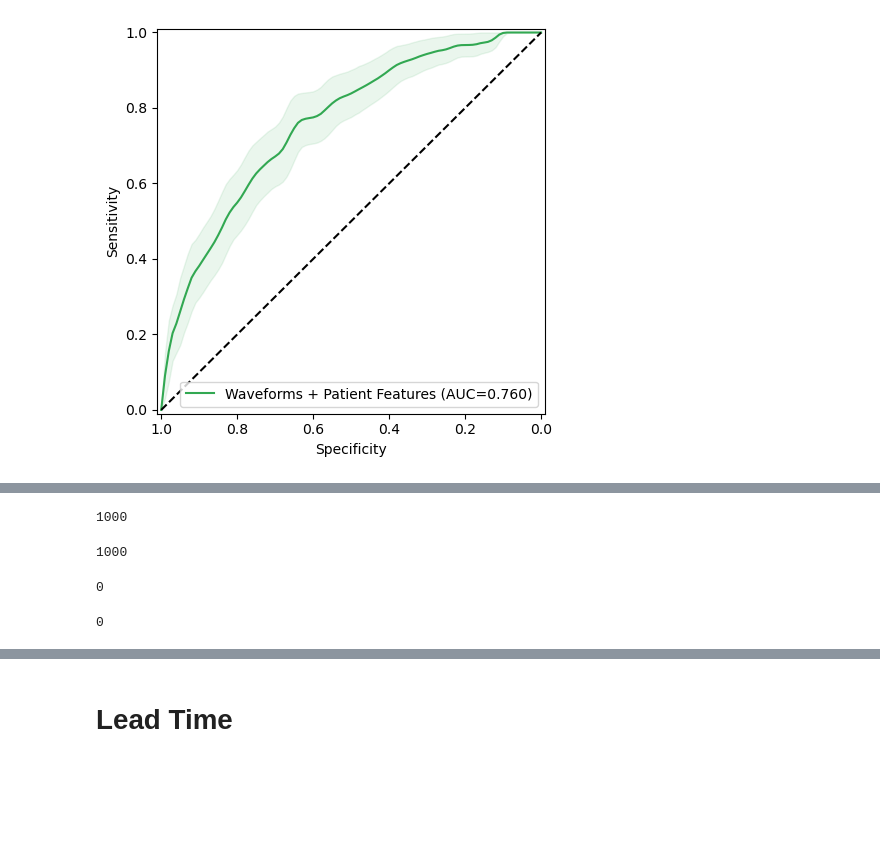
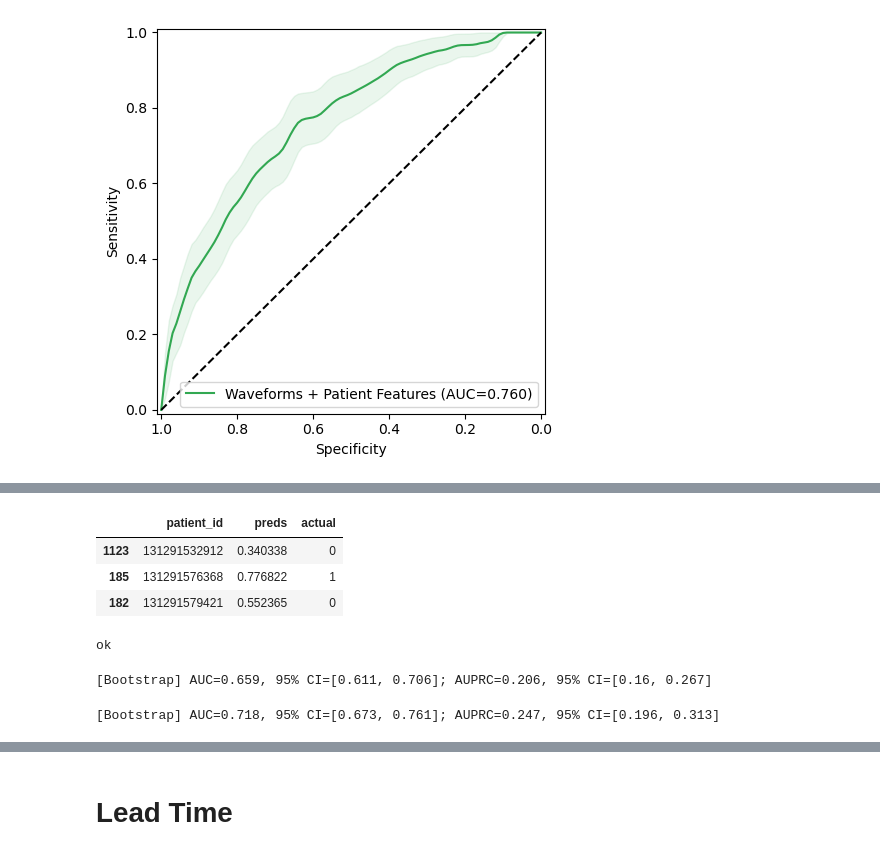
Before and after one commit to stanfordmlgroup/ed-monitor-myocardial-injury, a Jupyter notebook: notebooks/Paper Figures.ipynb, the cells around one changed output, grey strips where cells are left out. Cells and saved outputs as stored; diff of their text form; code cells hidden in the pictures; blank space fills up the shorter version.

Commit message:
Notebooks updated with fixed seed bootstrap

```diff
--- a/notebooks/Paper Figures.ipynb
+++ b/notebooks/Paper Figures.ipynb
@@ -802,20 +790,24 @@ len(sorted_scores_baseline)
-# %%
-len(sorted_scores_waveforms)
-# %% [output]
-1000
-# %%
-len(sorted_scores_best)
-# %% [output]
-1000
-# %%
-# https://stats.stackexchange.com/questions/286425/overlapping-confidence-intervals-and-statistical-significance-using-bootstrapp
-# Bootstrap difference in confidence intervals does not contain zero so statistically significant
-sum((sorted_scores_waveforms - sorted_scores_baseline) < 0)
-# %% [output]
-0
-# %%
-# https://stats.stackexchange.com/questions/286425/overlapping-confidence-intervals-and-statistical-significance-using-bootstrapp
-# Bootstrap difference in confidence intervals does not contain zero so statistically significant
-sum((sorted_scores_best - sorted_scores_baseline) < 0)
-# %% [output]
-0
+# %%
+df_nonpretrained = pd.read_csv(f"/deep/group/ed-monitor/patient_data_v9/waveforms/15sec-500hz-1norm-1wpp/II/transformer-64-scratch/test.csv")
+df_baseline = pd.read_csv(f"/deep/group/ed-monitor/patient_data_v9/predictions/baseline/test.csv")
+df_waveform = pd.read_csv(f"/deep/group/ed-monitor/patient_data_v9/predictions/15sec-500hz-1norm-10wpp/II/final-transformer-64/waveform-only/test.csv")
+df_best = pd.read_csv(f"/deep/group/ed-monitor/patient_data_v9/predictions/15sec-500hz-1norm-10wpp/II/final-transformer-64/waveform-demo-vital-risk/test.csv")
+
+df_nonpretrained = df_nonpretrained.sort_values(["patient_id"])
+df_baseline = df_baseline.sort_values(["patient_id"])
+df_waveform = df_waveform.sort_values(["patient_id"])
+df_best = df_best.sort_values(["patient_id"])
+# %%
+df_baseline.head(3)
+# %% [output]
+|  | patient_id | preds | actual |
+| 1123 | 131291532912 | 0.340338 | 0 |
+| 185 | 131291576368 | 0.776822 | 1 |
+| 182 | 131291579421 | 0.552365 | 0 |
+# %%
+assert df_nonpretrained["patient_id"].tolist() == df_baseline["patient_id"].tolist()
+assert df_waveform["patient_id"].tolist() == df_baseline["patient_id"].tolist()
+assert df_best["patient_id"].tolist() == df_baseline["patient_id"].tolist()
+print("ok")
+# %% [output]
+ok
@@ -821,0 +847,8 @@ sum((sorted_scores_best - sorted_scores_baseline) < 0)
+# %%
+get_ci(nonpretrained_aucs, nonpretrained_auprcs, df_nonpretrained["actual"].tolist(), df_nonpretrained["preds"].tolist())
+# %% [output]
+[Bootstrap] AUC=0.659, 95% CI=[0.611, 0.706]; AUPRC=0.206, 95% CI=[0.16, 0.267]
+# %%
+get_ci(baseline_aucs, baseline_auprcs, df_baseline["actual"].tolist(), df_baseline["preds"].tolist())
+# %% [output]
+[Bootstrap] AUC=0.718, 95% CI=[0.673, 0.761]; AUPRC=0.247, 95% CI=[0.196, 0.313]
```
Also changed, not shown: parts of 13 cells of this notebook, 2 other files.
